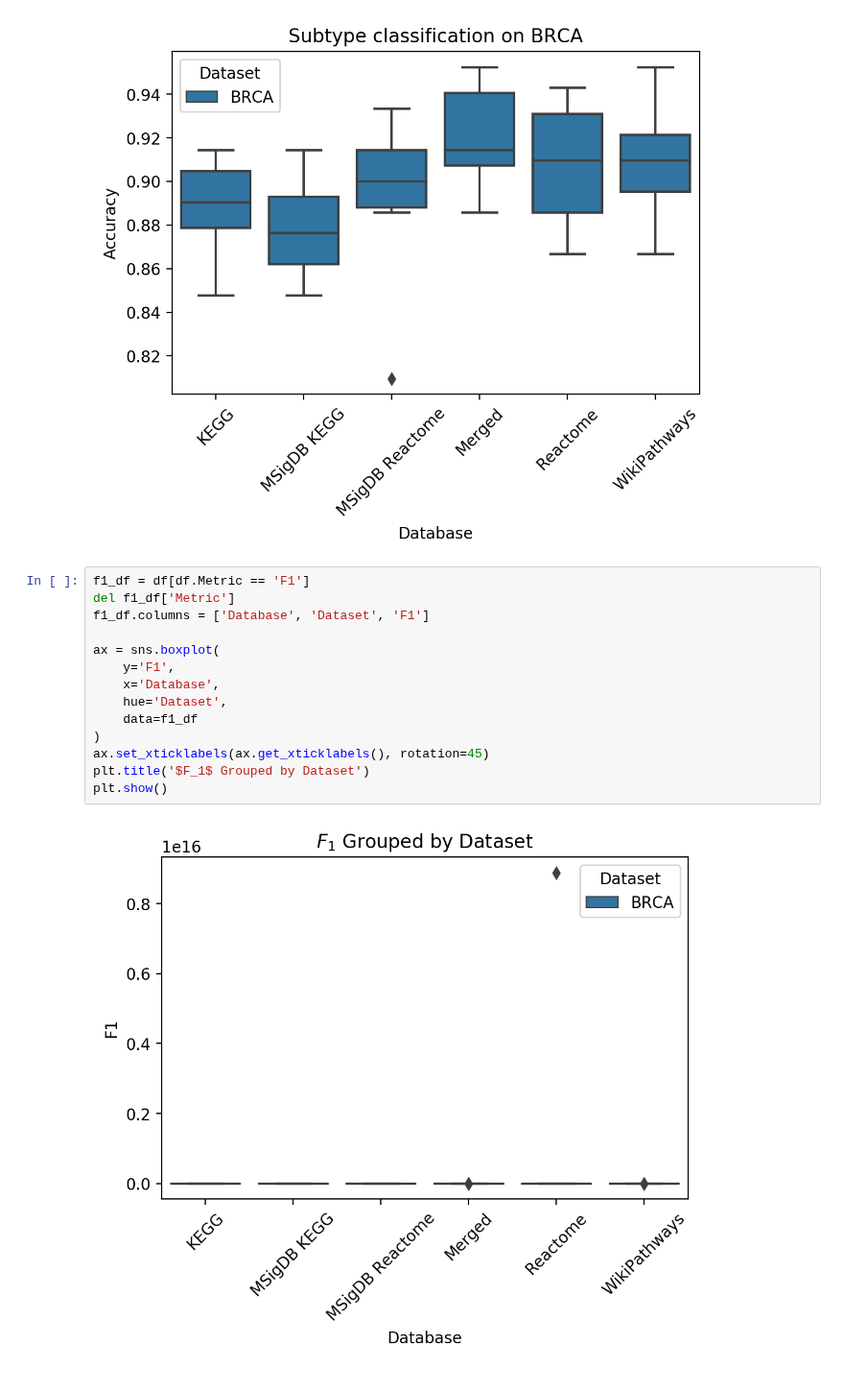
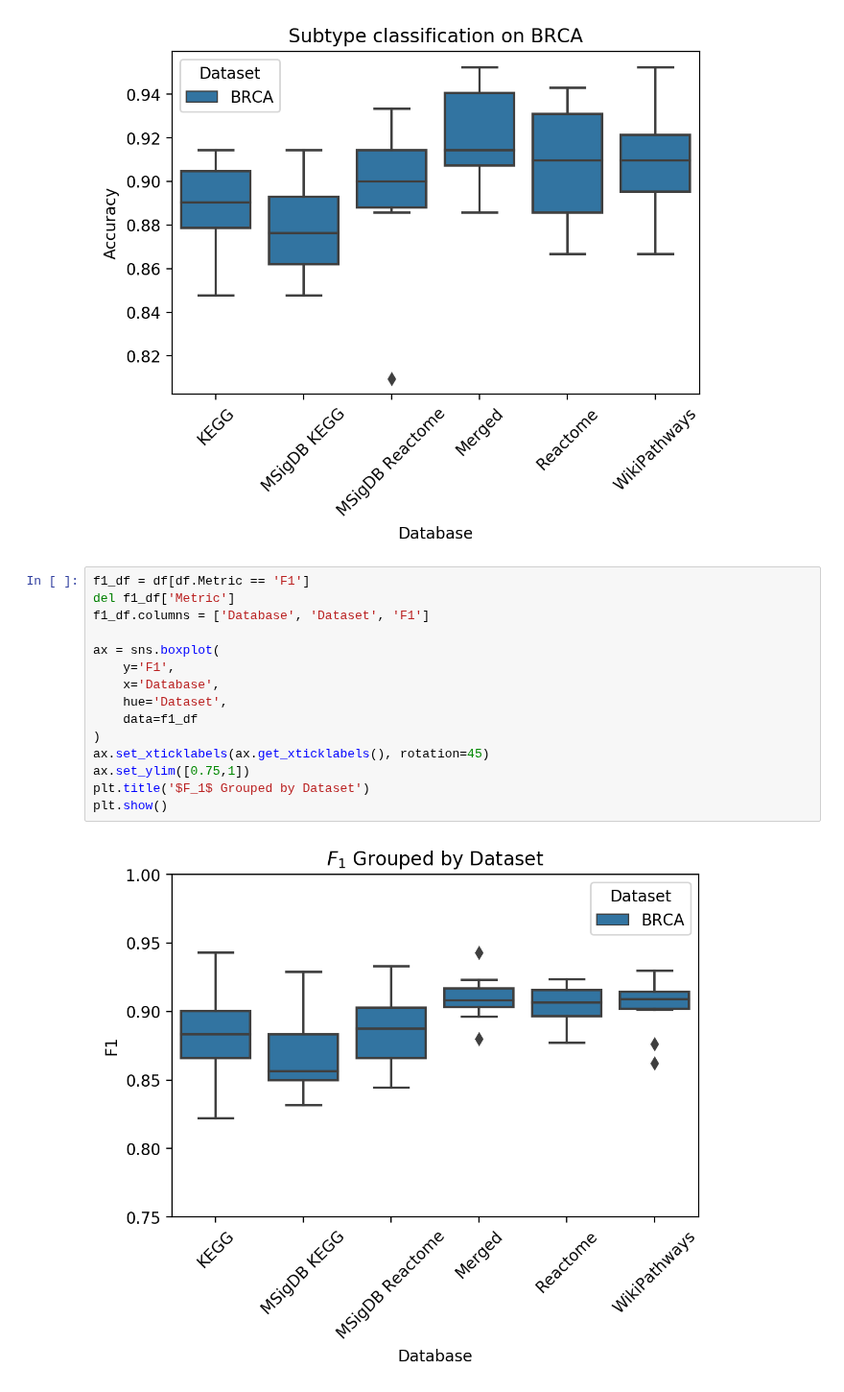
Before and after one commit to pathwayforte/results, a Jupyter notebook: notebooks/evaluation/Plot Evaluation of Subtype Classification.ipynb, the cells around one changed output. Shown at 96% size. Cells and saved outputs as stored; diff of their text form.

```diff
--- a/notebooks/evaluation/Plot Evaluation of Subtype Classification.ipynb
+++ b/notebooks/evaluation/Plot Evaluation of Subtype Classification.ipynb
@@ -56,16 +57,17 @@ plt.show()
 # %%
 f1_df = df[df.Metric == 'F1']
 del f1_df['Metric']
 f1_df.columns = ['Database', 'Dataset', 'F1']
 
 ax = sns.boxplot(
     y='F1',
     x='Database',
     hue='Dataset',
     data=f1_df
 )
 ax.set_xticklabels(ax.get_xticklabels(), rotation=45)
+ax.set_ylim([0.75,1])
 plt.title('$F_1$ Grouped by Dataset')
 plt.show()
 # %% [output]
-[figure, old version]
+[figure, new version]
```
Also changed, not shown: parts of 15 cells of this notebook.
